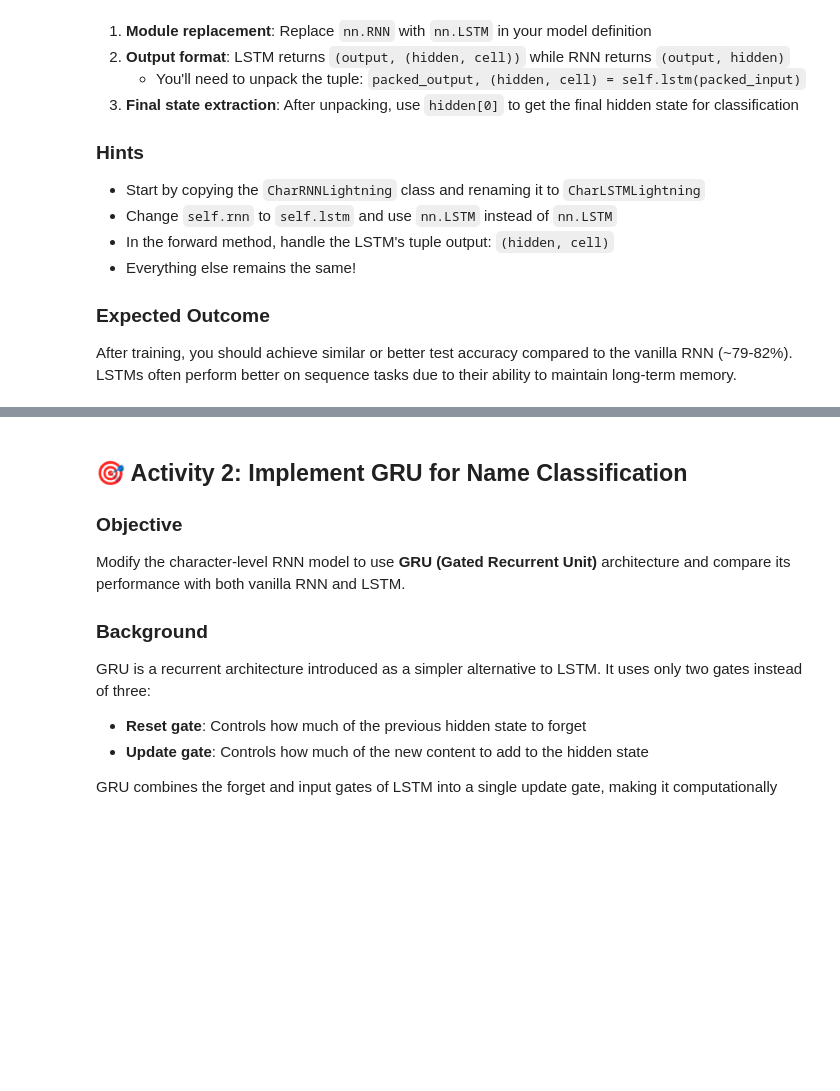
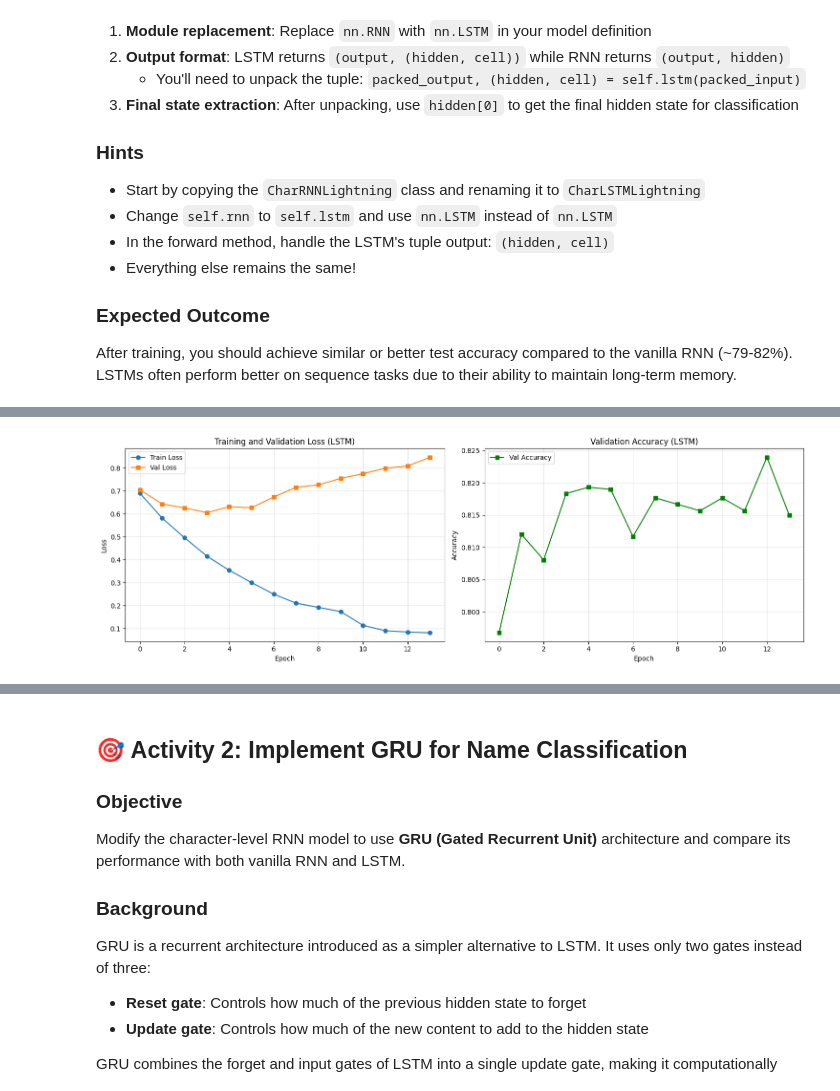
Before and after one commit to josedavid220/usfq-mmia, a Jupyter notebook: deep_learning/sequential/char_rnn_classification_lightning.ipynb, the cells around one changed output, grey strips where cells are left out. Drawn from its saved outputs; the diff is of its cells as text; code cells hidden in the pictures; blank space fills up the shorter version.

Commit message:
feat: upload activities for char_rnn notebook

```diff
--- a/deep_learning/sequential/char_rnn_classification_lightning.ipynb
+++ b/deep_learning/sequential/char_rnn_classification_lightning.ipynb
@@ -690,12 +695,12 @@ Now we'll set up the trainer with callbacks and train the model.
 # %%
 # Initialize data module
 data_module = NamesDataModule(
-    data_dir=f'{DATA_DIR}/data/names',
+    data_dir=f"{DATA_DIR}/data/names",
     batch_size=32,
     train_ratio=0.7,
     val_ratio=0.15,
     test_ratio=0.15,
-    num_workers=NUM_WORKERS
+    num_workers=NUM_WORKERS,
 )
 
 # Setup data
@@ -709,7 +714,7 @@ model = CharRNNLightning(
     input_size=n_letters,
     hidden_size=128,
     output_size=data_module.num_classes,
-    learning_rate=0.005
+    learning_rate=0.005,
 )
 
 print(model)
@@ -1192,0 +1286,13 @@ After training, you should achieve similar or better test accuracy compared to t
+# %%
+# CSV logger for easy plotting
+csv_logger_lstm = CSVLogger(LOGS_DIR, name='char_lstm')
+
+# Configure callbacks
+checkpoint_callback_lstm = ModelCheckpoint(
+    dirpath=f'{csv_logger.log_dir}/checkpoints',
+    filename='char-lstm-{epoch:02d}-{val_loss:.2f}',
+    monitor='val_loss',
+    mode='min',
+    save_top_k=3,
+    verbose=CALLBACK_VERBOSE
+)
@@ -1192,0 +1356,5 @@ After training, you should achieve similar or better test accuracy compared to t
+# %%
+# Plot training curves for LSTM
+plot_training_curves(csv_logger_lstm, title_suffix='(LSTM)')
+# %% [output]
+[figure, added]
```
Also changed, not shown: parts of 17 cells of this notebook.
